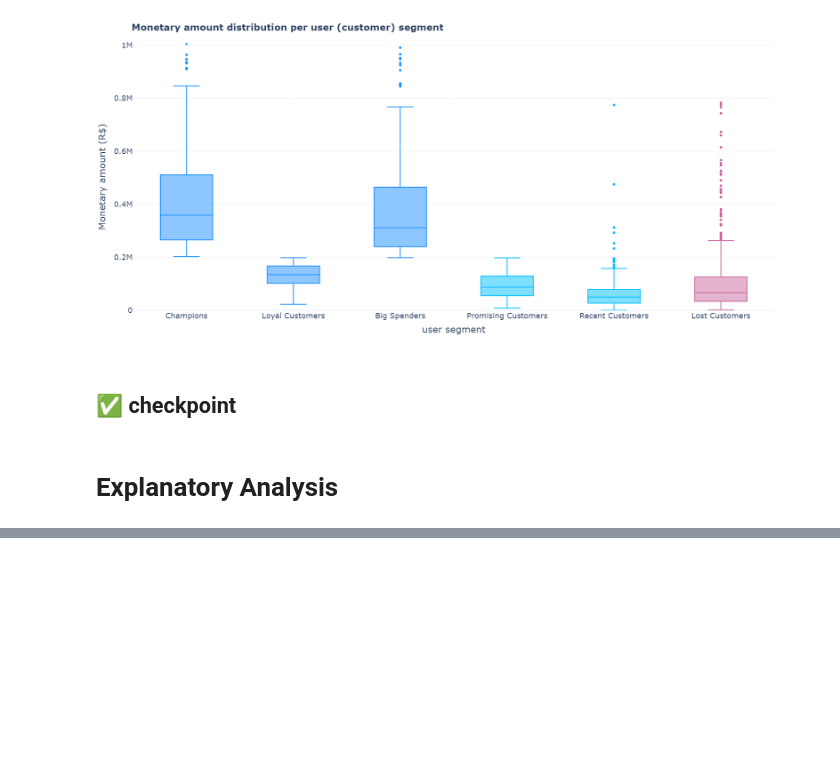
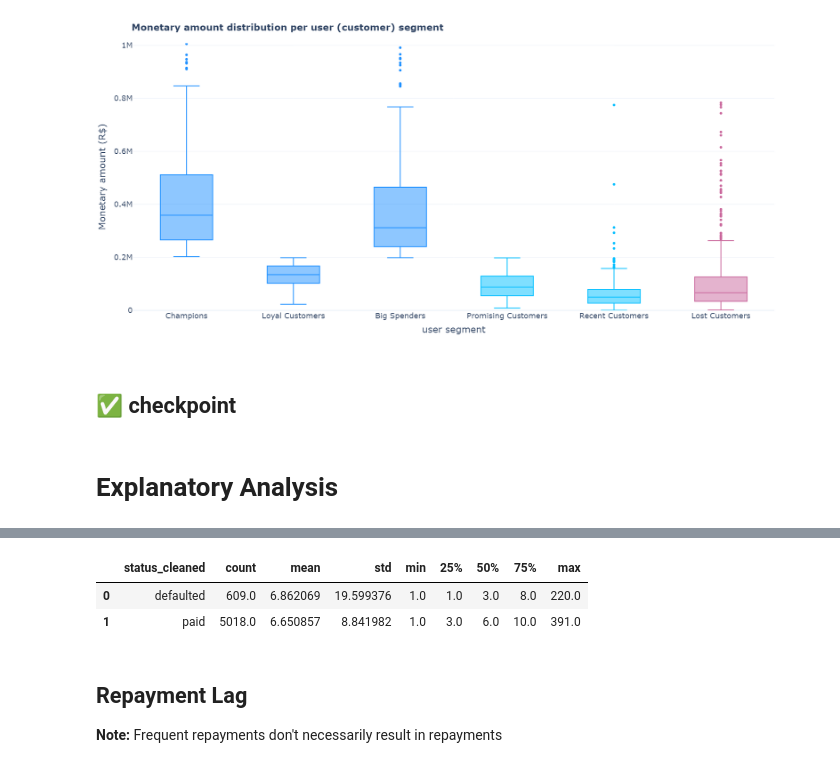
Before and after one commit to lamproslntz/loan-repayment-analysis, a Jupyter notebook: notebooks/data_analysis.ipynb, the cells around one changed output, grey strips where cells are left out. Drawn from its saved outputs; the diff is of its cells as text; code cells hidden in the pictures; blank space fills up the shorter version.

```diff
--- a/notebooks/data_analysis.ipynb
+++ b/notebooks/data_analysis.ipynb
@@ -1053,0 +1264,10 @@ df_users_segments.to_pickle("../data/processed/df_users_segments.pkl")
+# %%
+df_data[df_data["days_since_due_date"] > 0].groupby("status_cleaned", as_index=False)["days_since_due_date"].describe()
+# %% [output]
+|  | status_cleaned | count | mean | std | min | 25% | 50% | 75% | max |
+| 0 | defaulted | 609.0 | 6.862069 | 19.599376 | 1.0 | 1.0 | 3.0 | 8.0 | 220.0 |
+| 1 | paid | 5018.0 | 6.650857 | 8.841982 | 1.0 | 3.0 | 6.0 | 10.0 | 391.0 |
+# %% [markdown]
+## Repayment Lag
+
+**Note:** Frequent repayments don't necessarily result in repayments
```
Also changed, not shown: parts of 39 cells of this notebook, 9 other files.
